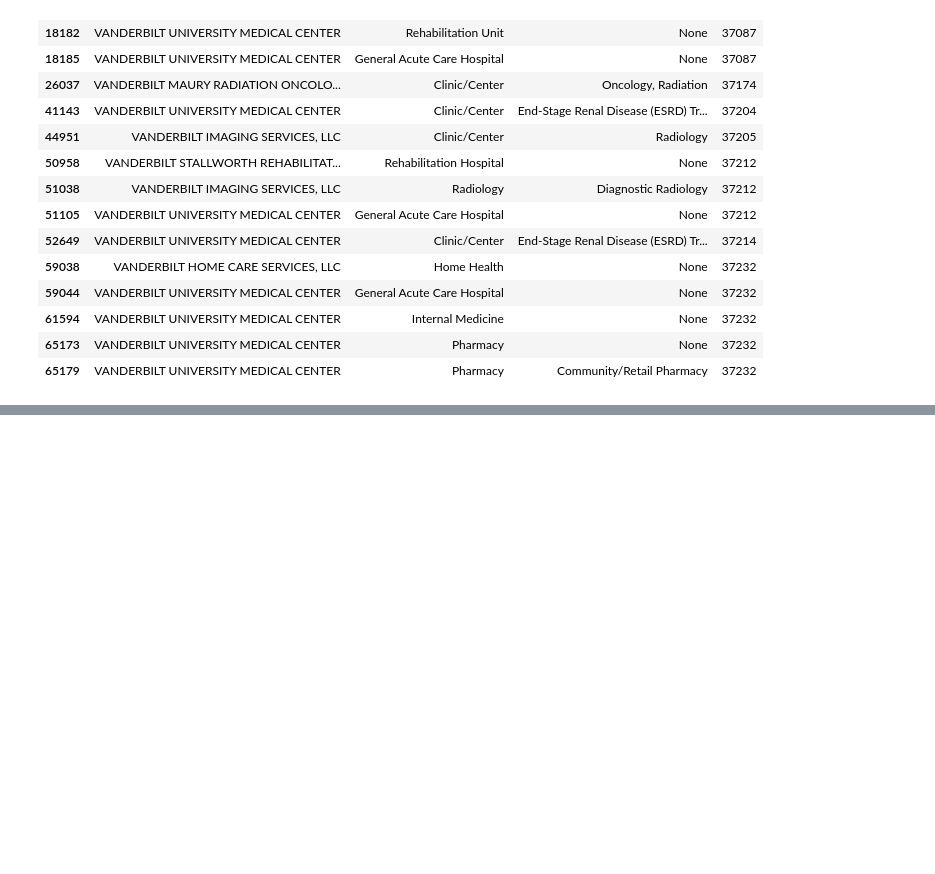
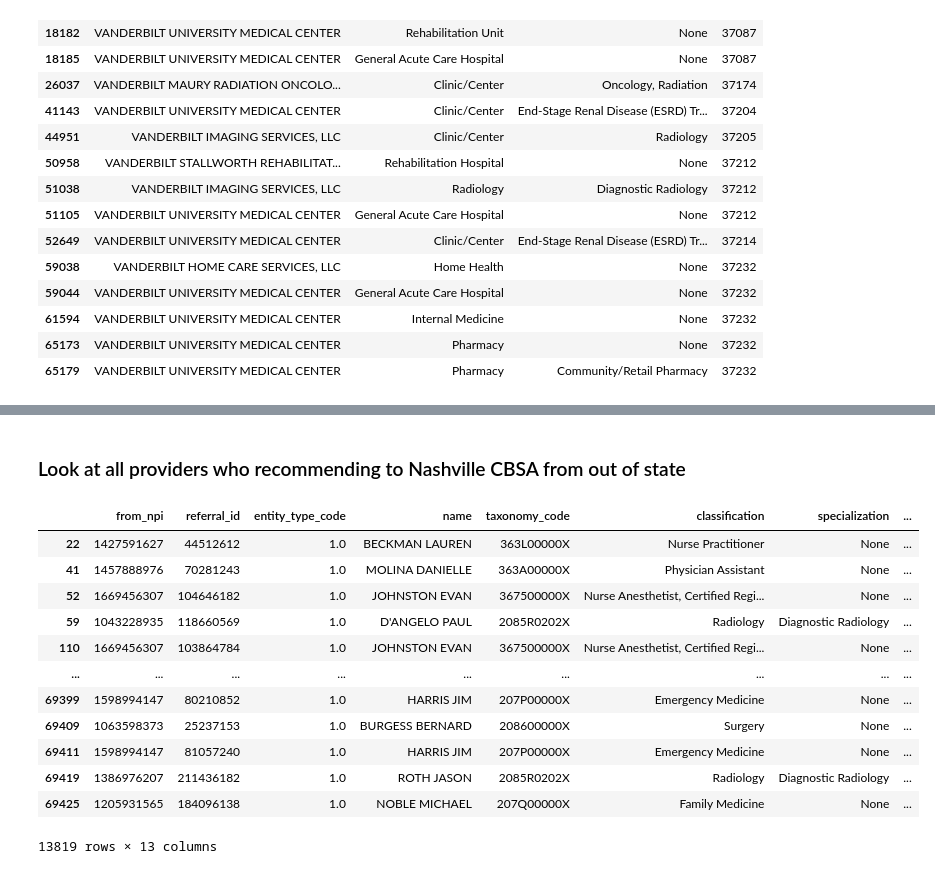
Before and after one commit to VahidehRasekhi/hop_team-hotdogs, a Jupyter notebook: scripts/hop_03_create_csv_files_for_neo4j.ipynb, the cells around one changed output, grey strips where cells are left out. Cells and saved outputs as stored; diff of their text form; code cells hidden in the pictures; blank space fills up the shorter version.

```diff
--- a/scripts/hop_03_create_csv_files_for_neo4j.ipynb
+++ b/scripts/hop_03_create_csv_files_for_neo4j.ipynb
@@ -323,0 +382,18 @@ referrals
+# %% [markdown]
+### Look at all providers who recommending to Nashville CBSA from out of state
+# %%
+providers[providers['state'] != 'TN']
+# %% [output]
+|  | from_npi | referral_id | entity_type_code | name | taxonomy_code | classification | specialization | ... |
+| 22 | 1427591627 | 44512612 | 1.0 | BECKMAN LAUREN | 363L00000X | Nurse Practitioner | None | ... |
+| 41 | 1457888976 | 70281243 | 1.0 | MOLINA DANIELLE | 363A00000X | Physician Assistant | None | ... |
+| 52 | 1669456307 | 104646182 | 1.0 | JOHNSTON EVAN | 367500000X | Nurse Anesthetist, Certified Regi... | None | ... |
+| 59 | 1043228935 | 118660569 | 1.0 | D'ANGELO PAUL | 2085R0202X | Radiology | Diagnostic Radiology | ... |
+| 110 | 1669456307 | 103864784 | 1.0 | JOHNSTON EVAN | 367500000X | Nurse Anesthetist, Certified Regi... | None | ... |
+| ... | ... | ... | ... | ... | ... | ... | ... | ... |
+| 69399 | 1598994147 | 80210852 | 1.0 | HARRIS JIM | 207P00000X | Emergency Medicine | None | ... |
+| 69409 | 1063598373 | 25237153 | 1.0 | BURGESS BERNARD | 208600000X | Surgery | None | ... |
+| 69411 | 1598994147 | 81057240 | 1.0 | HARRIS JIM | 207P00000X | Emergency Medicine | None | ... |
+| 69419 | 1386976207 | 211436182 | 1.0 | ROTH JASON | 2085R0202X | Radiology | Diagnostic Radiology | ... |
+| 69425 | 1205931565 | 184096138 | 1.0 | NOBLE MICHAEL | 207Q00000X | Family Medicine | None | ... |
+13819 rows × 13 columns
```
Also changed, not shown: parts of 12 cells of this notebook.
